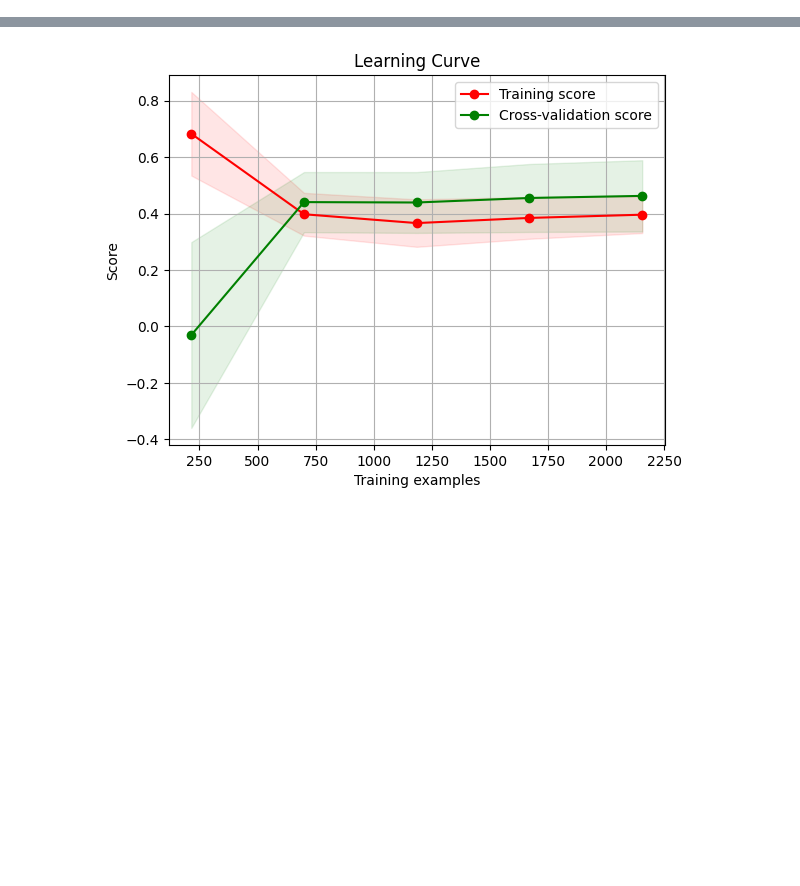
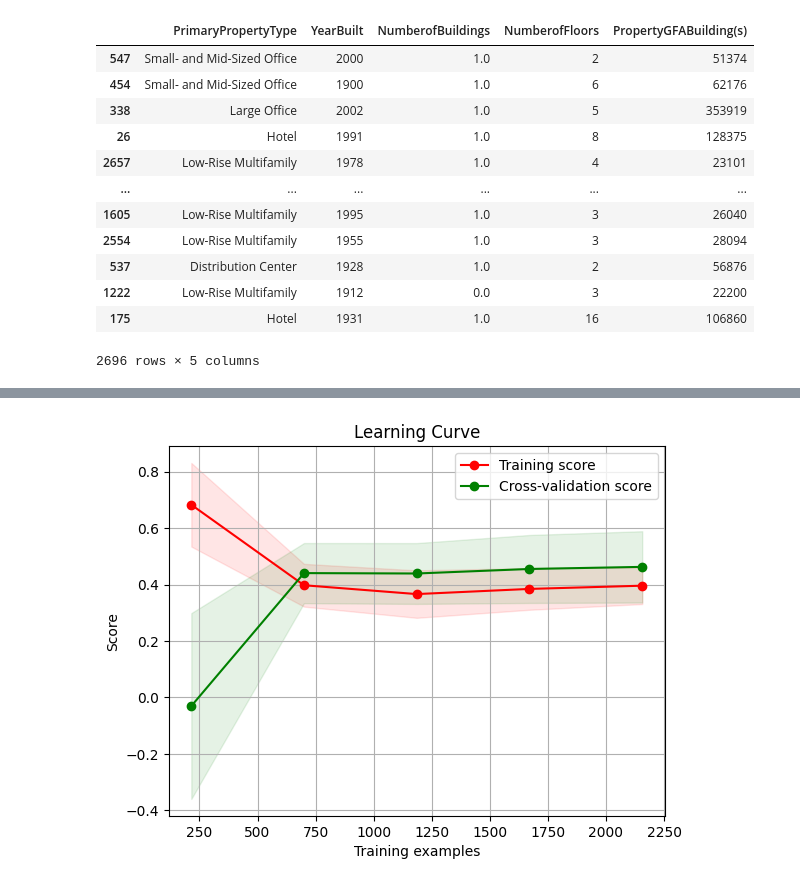
Before and after one commit to ndaoalassane1634/prediction_energie_seattle, a Jupyter notebook: webapp/Pipeline.ipynb, the cells around one changed output, grey strips where cells are left out. Saved outputs shown, nothing was run; the diff lists cells and outputs as text; code cells hidden in the pictures; blank space fills up the shorter version.

```diff
--- a/webapp/Pipeline.ipynb
+++ b/webapp/Pipeline.ipynb
@@ -116,0 +169,17 @@ Pipeline(steps=[('preprocessor',
+# %%
+X_train, X_test, y_train, y_test = train_test_split(X, y, test_size=0.2, random_state=7)
+X_train
+# %% [output]
+|  | PrimaryPropertyType | YearBuilt | NumberofBuildings | NumberofFloors | PropertyGFABuilding(s) |
+| 547 | Small- and Mid-Sized Office | 2000 | 1.0 | 2 | 51374 |
+| 454 | Small- and Mid-Sized Office | 1900 | 1.0 | 6 | 62176 |
+| 338 | Large Office | 2002 | 1.0 | 5 | 353919 |
+| 26 | Hotel | 1991 | 1.0 | 8 | 128375 |
+| 2657 | Low-Rise Multifamily | 1978 | 1.0 | 4 | 23101 |
+| ... | ... | ... | ... | ... | ... |
+| 1605 | Low-Rise Multifamily | 1995 | 1.0 | 3 | 26040 |
+| 2554 | Low-Rise Multifamily | 1955 | 1.0 | 3 | 28094 |
+| 537 | Distribution Center | 1928 | 1.0 | 2 | 56876 |
+| 1222 | Low-Rise Multifamily | 1912 | 0.0 | 3 | 22200 |
+| 175 | Hotel | 1931 | 1.0 | 16 | 106860 |
+2696 rows × 5 columns
```
Also changed, not shown: parts of 18 cells of this notebook, 4 other files.
